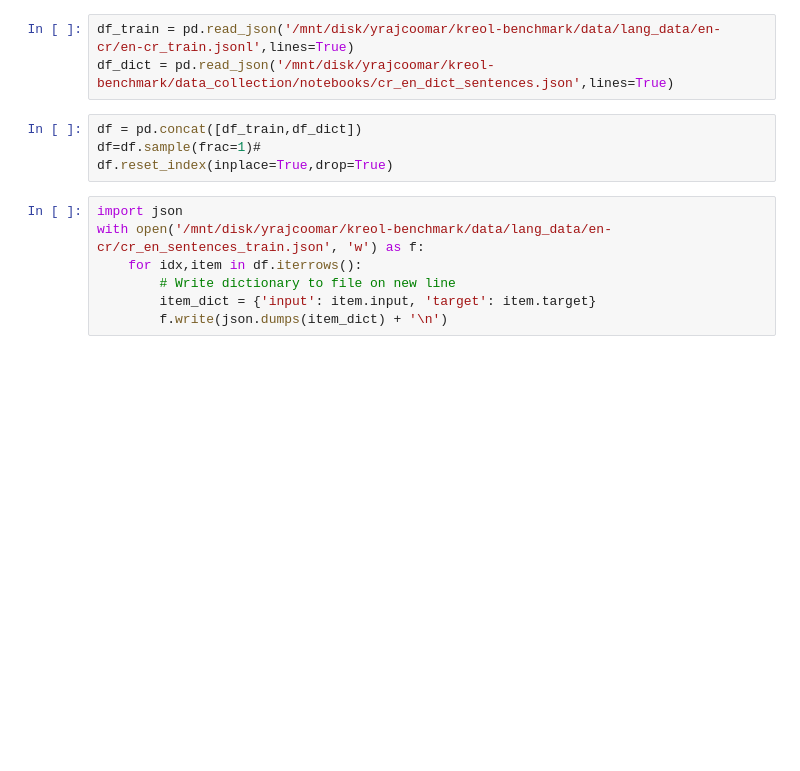
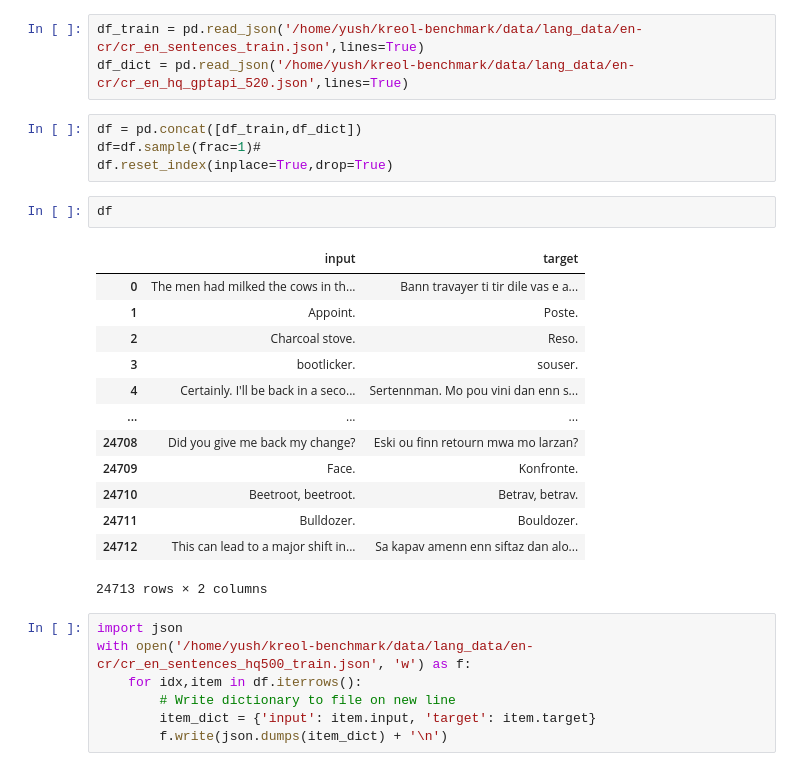
Before and after one commit to YushRajcoomar/kreol-benchmark, a Jupyter notebook: pipelines/merge_train_sets.ipynb, the cells around one changed output. Saved outputs shown, nothing was run; the diff lists cells and outputs as text; blank space fills up the shorter version.

```diff
--- a/pipelines/merge_train_sets.ipynb
+++ b/pipelines/merge_train_sets.ipynb
@@ -3,13 +13,29 @@ import pandas as pd
 # %%
-df_train = pd.read_json('/mnt/disk/yrajcoomar/kreol-benchmark/data/lang_data/en-cr/en-cr_train.jsonl',lines=True)
-df_dict = pd.read_json('/mnt/disk/yrajcoomar/kreol-benchmark/data_collection/notebooks/cr_en_dict_sentences.json',lines=True)
+df_train = pd.read_json('/home/yush/kreol-benchmark/data/lang_data/en-cr/cr_en_sentences_train.json',lines=True)
+df_dict = pd.read_json('/home/yush/kreol-benchmark/data/lang_data/en-cr/cr_en_hq_gptapi_520.json',lines=True)
 # %%
 df = pd.concat([df_train,df_dict])
 df=df.sample(frac=1)#
 df.reset_index(inplace=True,drop=True)
+# %%
+df
+# %% [output]
+|  | input | target |
+| 0 | The men had milked the cows in th... | Bann travayer ti tir dile vas e a... |
+| 1 | Appoint. | Poste. |
+| 2 | Charcoal stove. | Reso. |
+| 3 | bootlicker. | souser. |
+| 4 | Certainly. I'll be back in a seco... | Sertennman. Mo pou vini dan enn s... |
+| ... | ... | ... |
+| 24708 | Did you give me back my change? | Eski ou finn retourn mwa mo larzan? |
+| 24709 | Face. | Konfronte. |
+| 24710 | Beetroot, beetroot. | Betrav, betrav. |
+| 24711 | Bulldozer. | Bouldozer. |
+| 24712 | This can lead to a major shift in... | Sa kapav amenn enn siftaz dan alo... |
+24713 rows × 2 columns
 # %%
 import json
-with open('/mnt/disk/yrajcoomar/kreol-benchmark/data/lang_data/en-cr/cr_en_sentences_train.json', 'w') as f:
+with open('/home/yush/kreol-benchmark/data/lang_data/en-cr/cr_en_sentences_hq500_train.json', 'w') as f:
     for idx,item in df.iterrows():
         # Write dictionary to file on new line
         item_dict = {'input': item.input, 'target': item.target}
```
Also changed, not shown: parts of 2 cells of this notebook, 26 other files.
